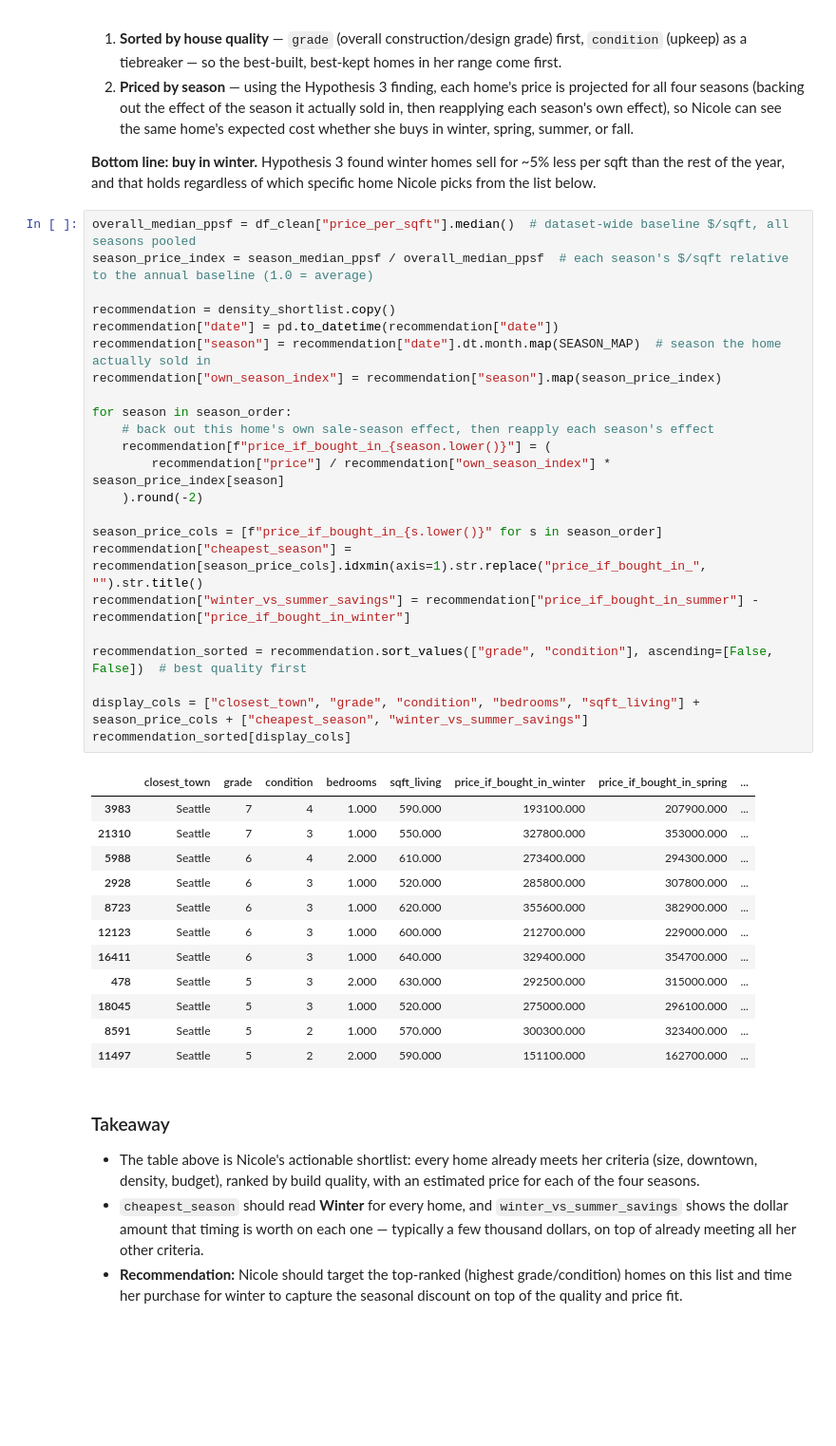
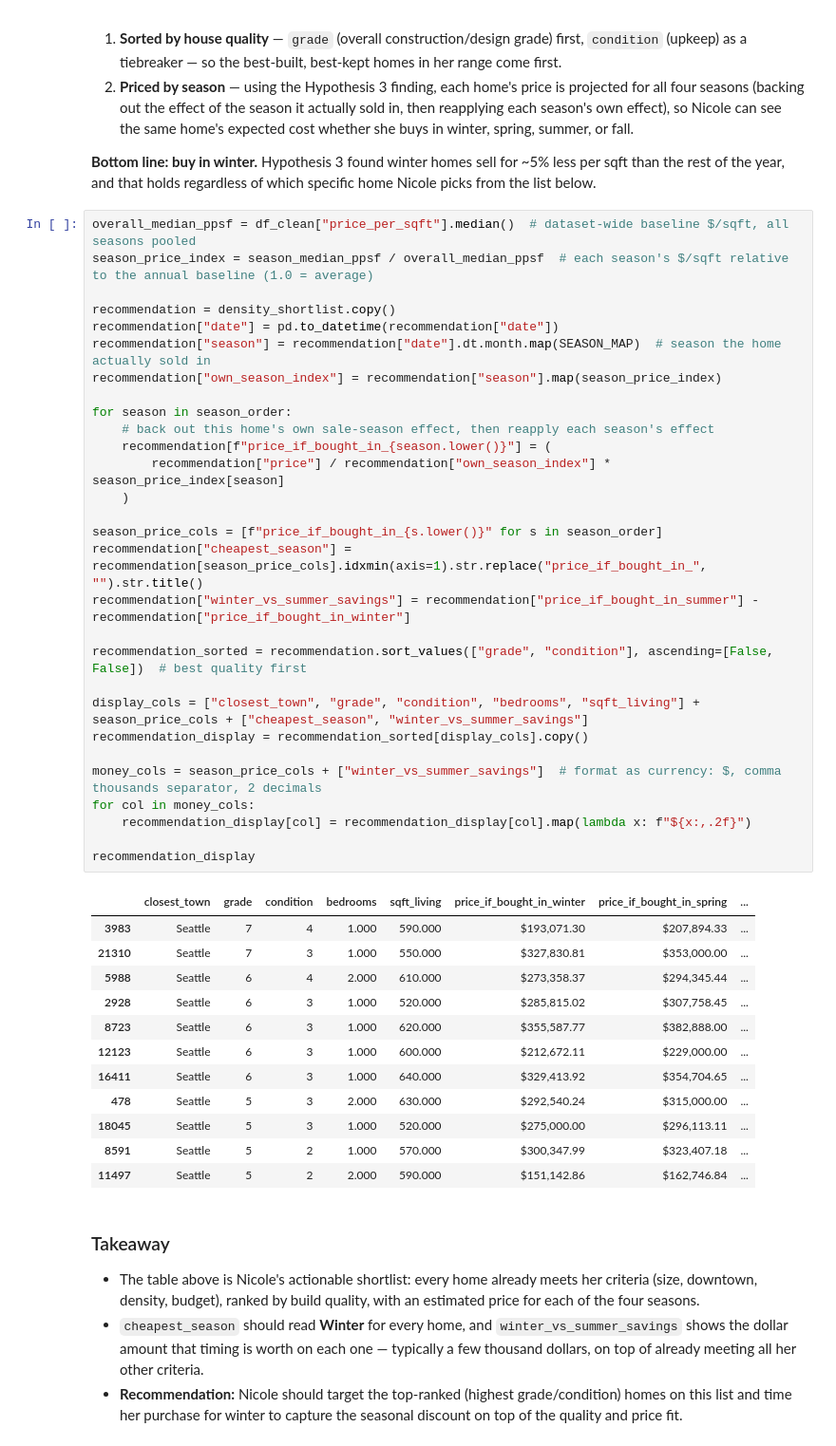
Before and after one commit to curls-me/ds-eda-project, a Jupyter notebook: 04_eda.ipynb, the cells around one changed output. Shown at 95% size. Cells and saved outputs as stored; diff of their text form; blank space fills up the shorter version.

Commit message:
Format recommendation table prices as currency
Display the projected per-season prices and winter-vs-summer savings
as $ strings with comma thousand separators and 2 decimal places,
instead of raw floats.

Co-Authored-By: Claude Sonnet 5 <noreply@anthropic.com>

```diff
--- a/04_eda.ipynb
+++ b/04_eda.ipynb
@@ -1072,39 +1072,45 @@ Two more things applied on top of that shortlist:
 # %%
 overall_median_ppsf = df_clean["price_per_sqft"].median()  # dataset-wide baseline $/sqft, all seasons pooled
 season_price_index = season_median_ppsf / overall_median_ppsf  # each season's $/sqft relative to the annual baseline (1.0 = average)
 
 recommendation = density_shortlist.copy()
 recommendation["date"] = pd.to_datetime(recommendation["date"])
 recommendation["season"] = recommendation["date"].dt.month.map(SEASON_MAP)  # season the home actually sold in
 recommendation["own_season_index"] = recommendation["season"].map(season_price_index)
 
 for season in season_order:
     # back out this home's own sale-season effect, then reapply each season's effect
     recommendation[f"price_if_bought_in_{season.lower()}"] = (
         recommendation["price"] / recommendation["own_season_index"] * season_price_index[season]
-    ).round(-2)
+    )
 
 season_price_cols = [f"price_if_bought_in_{s.lower()}" for s in season_order]
 recommendation["cheapest_season"] = recommendation[season_price_cols].idxmin(axis=1).str.replace("price_if_bought_in_", "").str.title()
 recommendation["winter_vs_summer_savings"] = recommendation["price_if_bought_in_summer"] - recommendation["price_if_bought_in_winter"]
 
 recommendation_sorted = recommendation.sort_values(["grade", "condition"], ascending=[False, False])  # best quality first
 
 display_cols = ["closest_town", "grade", "condition", "bedrooms", "sqft_living"] + season_price_cols + ["cheapest_season", "winter_vs_summer_savings"]
-recommendation_sorted[display_cols]
+recommendation_display = recommendation_sorted[display_cols].copy()
+
+money_cols = season_price_cols + ["winter_vs_summer_savings"]  # format as currency: $, comma thousands separator, 2 decimals
+for col in money_cols:
+    recommendation_display[col] = recommendation_display[col].map(lambda x: f"${x:,.2f}")
+
+recommendation_display
 # %% [output]
 |  | closest_town | grade | condition | bedrooms | sqft_living | price_if_bought_in_winter | price_if_bought_in_spring | ... |
-| 3983 | Seattle | 7 | 4 | 1.000 | 590.000 | 193100.000 | 207900.000 | ... |
-| 21310 | Seattle | 7 | 3 | 1.000 | 550.000 | 327800.000 | 353000.000 | ... |
-| 5988 | Seattle | 6 | 4 | 2.000 | 610.000 | 273400.000 | 294300.000 | ... |
-| 2928 | Seattle | 6 | 3 | 1.000 | 520.000 | 285800.000 | 307800.000 | ... |
-| 8723 | Seattle | 6 | 3 | 1.000 | 620.000 | 355600.000 | 382900.000 | ... |
-| 12123 | Seattle | 6 | 3 | 1.000 | 600.000 | 212700.000 | 229000.000 | ... |
-| 16411 | Seattle | 6 | 3 | 1.000 | 640.000 | 329400.000 | 354700.000 | ... |
-| 478 | Seattle | 5 | 3 | 2.000 | 630.000 | 292500.000 | 315000.000 | ... |
-| 18045 | Seattle | 5 | 3 | 1.000 | 520.000 | 275000.000 | 296100.000 | ... |
-| 8591 | Seattle | 5 | 2 | 1.000 | 570.000 | 300300.000 | 323400.000 | ... |
-| 11497 | Seattle | 5 | 2 | 2.000 | 590.000 | 151100.000 | 162700.000 | ... |
+| 3983 | Seattle | 7 | 4 | 1.000 | 590.000 | $193,071.30 | $207,894.33 | ... |
+| 21310 | Seattle | 7 | 3 | 1.000 | 550.000 | $327,830.81 | $353,000.00 | ... |
+| 5988 | Seattle | 6 | 4 | 2.000 | 610.000 | $273,358.37 | $294,345.44 | ... |
+| 2928 | Seattle | 6 | 3 | 1.000 | 520.000 | $285,815.02 | $307,758.45 | ... |
+| 8723 | Seattle | 6 | 3 | 1.000 | 620.000 | $355,587.77 | $382,888.00 | ... |
+| 12123 | Seattle | 6 | 3 | 1.000 | 600.000 | $212,672.11 | $229,000.00 | ... |
+| 16411 | Seattle | 6 | 3 | 1.000 | 640.000 | $329,413.92 | $354,704.65 | ... |
+| 478 | Seattle | 5 | 3 | 2.000 | 630.000 | $292,540.24 | $315,000.00 | ... |
+| 18045 | Seattle | 5 | 3 | 1.000 | 520.000 | $275,000.00 | $296,113.11 | ... |
+| 8591 | Seattle | 5 | 2 | 1.000 | 570.000 | $300,347.99 | $323,407.18 | ... |
+| 11497 | Seattle | 5 | 2 | 2.000 | 590.000 | $151,142.86 | $162,746.84 | ... |
 # %% [markdown]
 ### Takeaway
 
```
